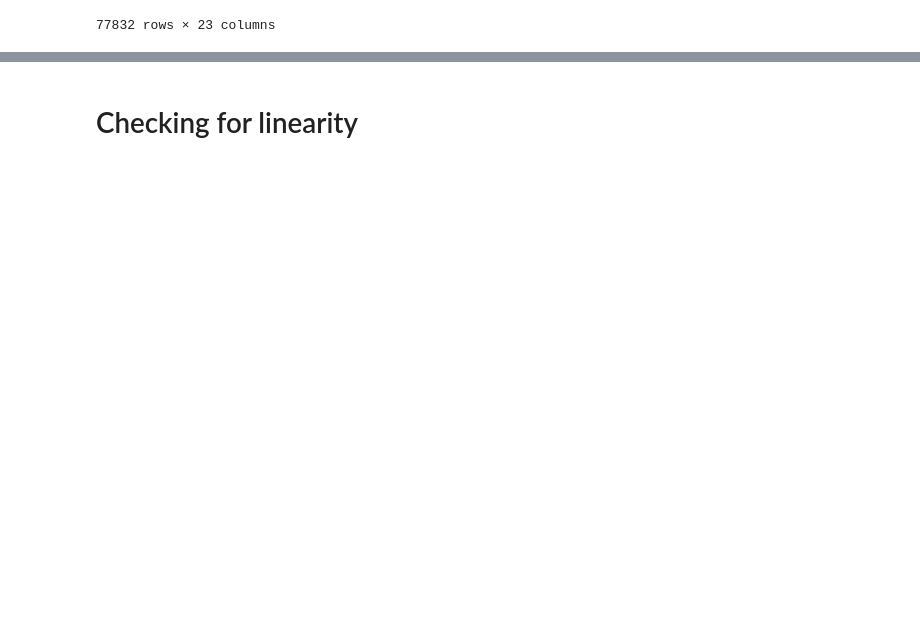
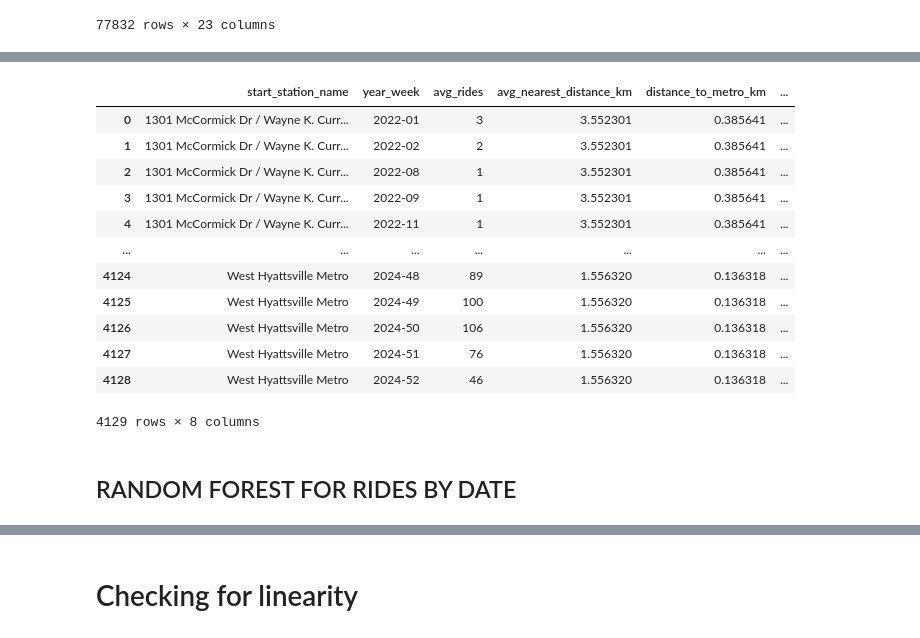
Before and after one commit to pabs-llama/projects, a Jupyter notebook: project_3_ capitalbikeshare/linear_regression_pg.ipynb, the cells around one changed output, grey strips where cells are left out. Saved outputs shown, nothing was run; the diff lists cells and outputs as text; code cells hidden in the pictures; blank space fills up the shorter version.

```diff
--- a/project_3_ capitalbikeshare/linear_regression_pg.ipynb
+++ b/project_3_ capitalbikeshare/linear_regression_pg.ipynb
@@ -829,0 +831,2 @@ full_df_dow = dow_rides.merge(station_features, on="start_station_name", how="le
+# %%
+prince_george_pop["started_at"] = pd.to_datetime(prince_george_pop["started_at"],format="ISO8601")
@@ -830 +843,19 @@ full_df_dow = dow_rides.merge(station_features, on="start_station_name", how="le
+# %%
+final_df
+# %% [output]
+|  | start_station_name | year_week | avg_rides | avg_nearest_distance_km | distance_to_metro_km | ... |
+| 0 | 1301 McCormick Dr / Wayne K. Curr... | 2022-01 | 3 | 3.552301 | 0.385641 | ... |
+| 1 | 1301 McCormick Dr / Wayne K. Curr... | 2022-02 | 2 | 3.552301 | 0.385641 | ... |
+| 2 | 1301 McCormick Dr / Wayne K. Curr... | 2022-08 | 1 | 3.552301 | 0.385641 | ... |
+| 3 | 1301 McCormick Dr / Wayne K. Curr... | 2022-09 | 1 | 3.552301 | 0.385641 | ... |
+| 4 | 1301 McCormick Dr / Wayne K. Curr... | 2022-11 | 1 | 3.552301 | 0.385641 | ... |
+| ... | ... | ... | ... | ... | ... | ... |
+| 4124 | West Hyattsville Metro | 2024-48 | 89 | 1.556320 | 0.136318 | ... |
+| 4125 | West Hyattsville Metro | 2024-49 | 100 | 1.556320 | 0.136318 | ... |
+| 4126 | West Hyattsville Metro | 2024-50 | 106 | 1.556320 | 0.136318 | ... |
+| 4127 | West Hyattsville Metro | 2024-51 | 76 | 1.556320 | 0.136318 | ... |
+| 4128 | West Hyattsville Metro | 2024-52 | 46 | 1.556320 | 0.136318 | ... |
+4129 rows × 8 columns
+# %% [markdown]
+## RANDOM FOREST FOR RIDES BY DATE
 # %%
```
Also changed, not shown: parts of 66 cells of this notebook.
